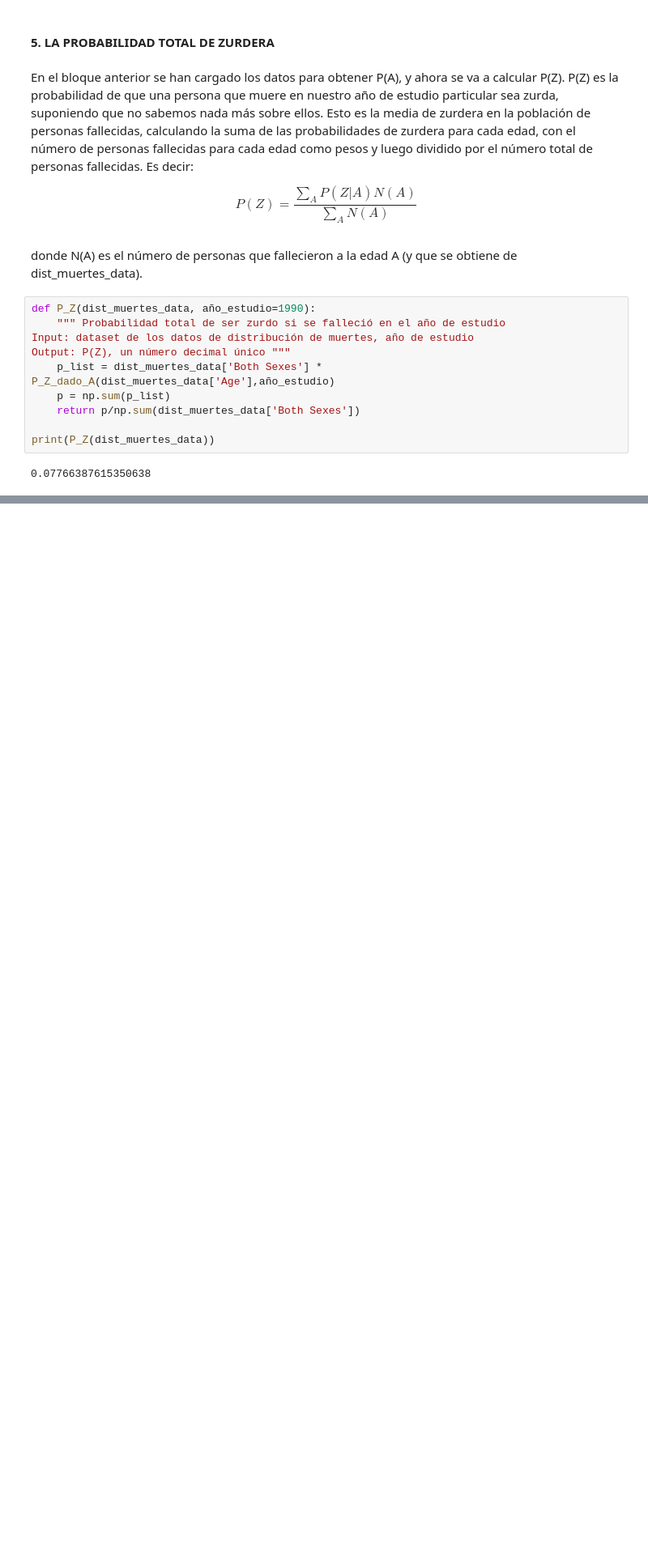
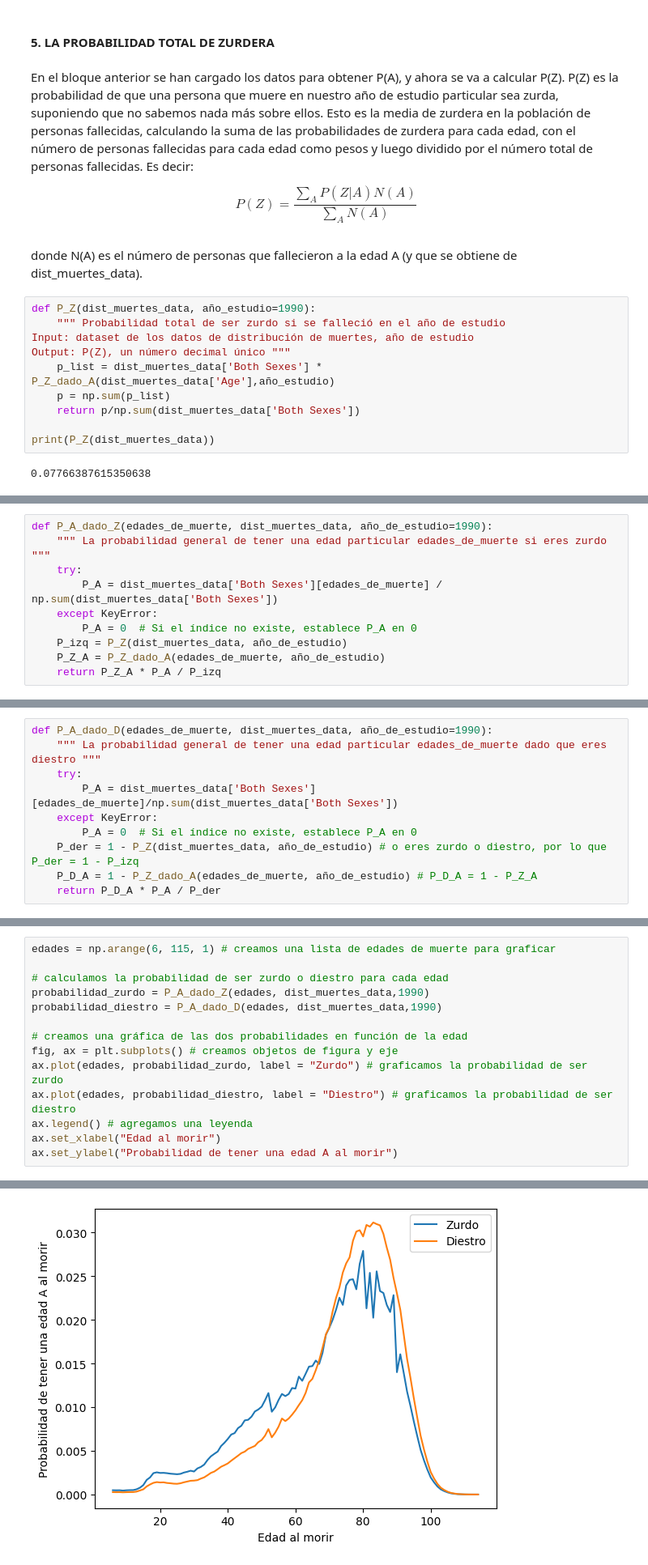
Before and after one commit to AdrianaAceroFV/ZURDERA, a Jupyter notebook: estudio.ipynb, the cells around one changed output, grey strips where cells are left out. Shown at 81% size. Cells and saved outputs as stored; diff of their text form; blank space fills up the shorter version.

```diff
--- a/estudio.ipynb
+++ b/estudio.ipynb
@@ -148,0 +160,10 @@ print(P_Z(dist_muertes_data))
+# %%
+def P_A_dado_Z(edades_de_muerte, dist_muertes_data, año_de_estudio=1990):
+    """ La probabilidad general de tener una edad particular edades_de_muerte si eres zurdo """
+    try:
+        P_A = dist_muertes_data['Both Sexes'][edades_de_muerte] / np.sum(dist_muertes_data['Both Sexes'])
+    except KeyError:
+        P_A = 0  # Si el índice no existe, establece P_A en 0
+    P_izq = P_Z(dist_muertes_data, año_de_estudio)
+    P_Z_A = P_Z_dado_A(edades_de_muerte, año_de_estudio)
+    return P_Z_A * P_A / P_izq
@@ -148,0 +174,10 @@ print(P_Z(dist_muertes_data))
+# %%
+def P_A_dado_D(edades_de_muerte, dist_muertes_data, año_de_estudio=1990):
+    """ La probabilidad general de tener una edad particular edades_de_muerte dado que eres diestro """
+    try:
+        P_A = dist_muertes_data['Both Sexes'][edades_de_muerte]/np.sum(dist_muertes_data['Both Sexes'])
+    except KeyError:
+        P_A = 0  # Si el índice no existe, establece P_A en 0
+    P_der = 1 - P_Z(dist_muertes_data, año_de_estudio) # o eres zurdo o diestro, por lo que P_der = 1 - P_izq
+    P_D_A = 1 - P_Z_dado_A(edades_de_muerte, año_de_estudio) # P_D_A = 1 - P_Z_A
+    return P_D_A * P_A / P_der
@@ -148,0 +190,15 @@ print(P_Z(dist_muertes_data))
+# %%
+edades = np.arange(6, 115, 1) # creamos una lista de edades de muerte para graficar
+
+# calculamos la probabilidad de ser zurdo o diestro para cada edad
+probabilidad_zurdo = P_A_dado_Z(edades, dist_muertes_data,1990)
+probabilidad_diestro = P_A_dado_D(edades, dist_muertes_data,1990)
+
+# creamos una gráfica de las dos probabilidades en función de la edad
+fig, ax = plt.subplots() # creamos objetos de figura y eje
+ax.plot(edades, probabilidad_zurdo, label = "Zurdo") # graficamos la probabilidad de ser zurdo
+ax.plot(edades, probabilidad_diestro, label = "Diestro") # graficamos la probabilidad de ser diestro
+ax.legend() # agregamos una leyenda
+ax.set_xlabel("Edad al morir")
+ax.set_ylabel("Probabilidad de tener una edad A al morir")
+# %% [output]
@@ -148,0 +206 @@ print(P_Z(dist_muertes_data))
+[figure, added]
```
Also changed, not shown: parts of 9 cells of this notebook.
